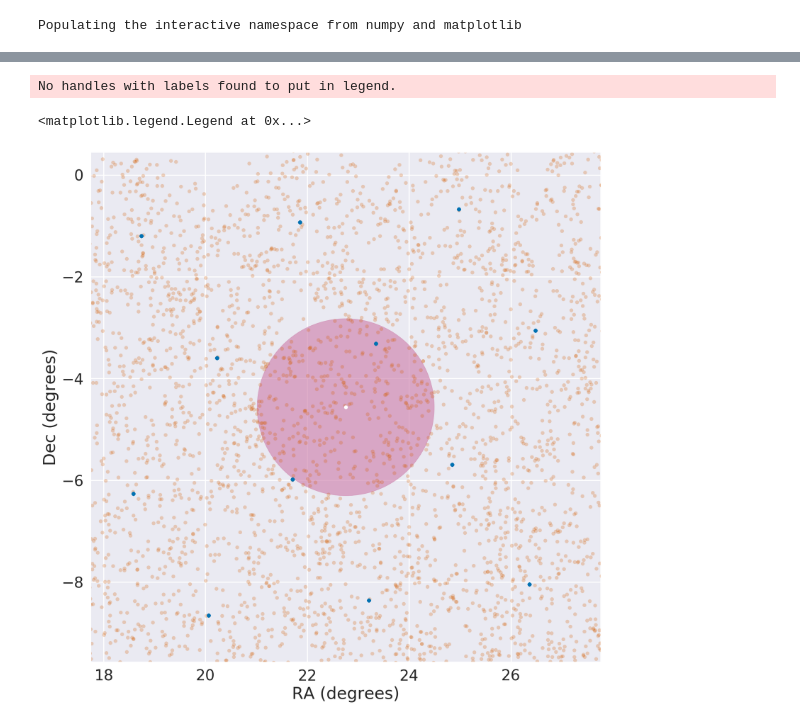
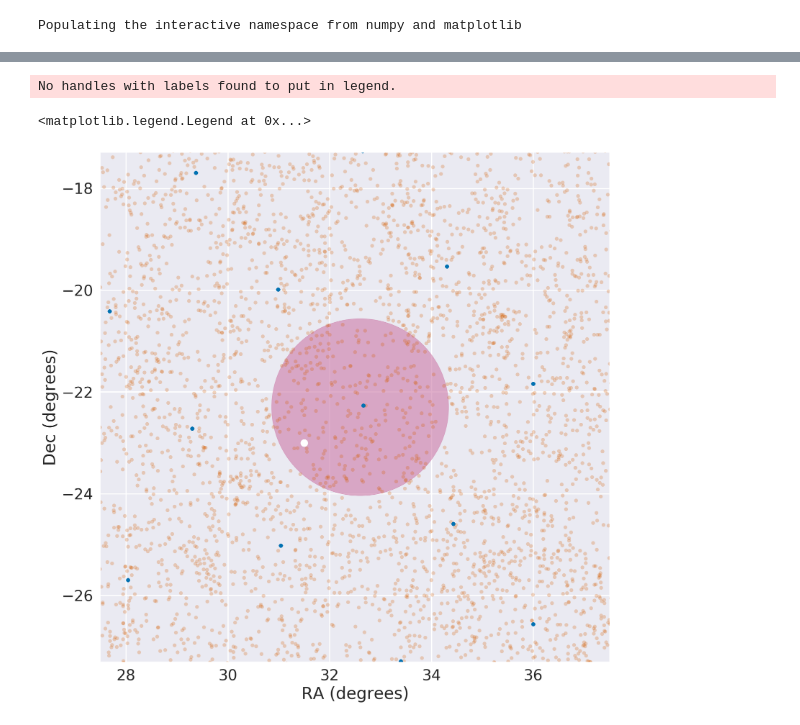
Before and after one commit to hsnee/lsstpsf, a Jupyter notebook: whyditherplot.ipynb, the cells around one changed output, grey strips where cells are left out. Cells and saved outputs as stored; diff of their text form; code cells hidden in the pictures.

```diff
--- a/whyditherplot.ipynb
+++ b/whyditherplot.ipynb
@@ -417,30 +419,26 @@ colors = sns.color_palette('colorblind')
 # %%
-circle1 = plt.Circle((180/np.pi*RandomVisitY10.stars[20,0], 180/np.pi*RandomVisitY10.stars[20,1]),1.74,alpha=0.6,color=colors[3])
+circle1 = plt.Circle((32.6,-22.3),1.74,alpha=0.6,color=colors[3])
 
 fig, ax = plt.subplots()
 ax.add_artist(circle1)
 
 ax.plot(180/np.pi*RandomVisitY10.positions[:,0], 180/np.pi*RandomVisitY10.positions[:,1],'.', color=colors[2], alpha=0.25)
-ax.plot(180/np.pi*RandomVisitY10.stars[20,0], 180/np.pi*RandomVisitY10.stars[20,1], 'w.')
+ax.plot(31.5, -23, 'wo')
 
-ax.set_xlim((180/np.pi*RandomVisitY10.stars[20,0]-5,180/np.pi*RandomVisitY10.stars[20,0]+5))
-ax.set_ylim((180/np.pi*RandomVisitY10.stars[20,1]-5,180/np.pi*RandomVisitY10.stars[20,1]+5))
+ax.set_xlim((32.5-5,32.5+5))
+ax.set_ylim((-22.3-5,-22.3+5))
 
 ax.set_aspect('equal')
 ax.set_xlabel('RA (degrees)')
 ax.set_ylabel('Dec (degrees)')
 
 
 ax.plot(180/np.pi*Y1.positions[:,0], 180/np.pi*Y1.positions[:,1],'.', color=colors[0])
 # ax.plot(180/np.pi*Y1.stars[20,0], 180/np.pi*Y1.stars[20,1], 'w.')
 
-# ax.set_xlim((180/np.pi*Y1.stars[20,0]-5,180/np.pi*Y1.stars[20,0]+5))
-# ax.set_ylim((180/np.pi*Y1.stars[20,1]-5,180/np.pi*Y1.stars[20,1]+5))
-# ax.set_aspect('equal')
-# ax.set_xlabel('RA (degrees)')
-# ax.set_ylabel('Dec (degrees)')
+
 plt.legend()
 # %% [output]
 No handles with labels found to put in legend.
 <matplotlib.legend.Legend at 0x...>
-[figure, old version]
+[figure, new version]
```
Also changed, not shown: parts of 3 cells of this notebook, 2 other files.
